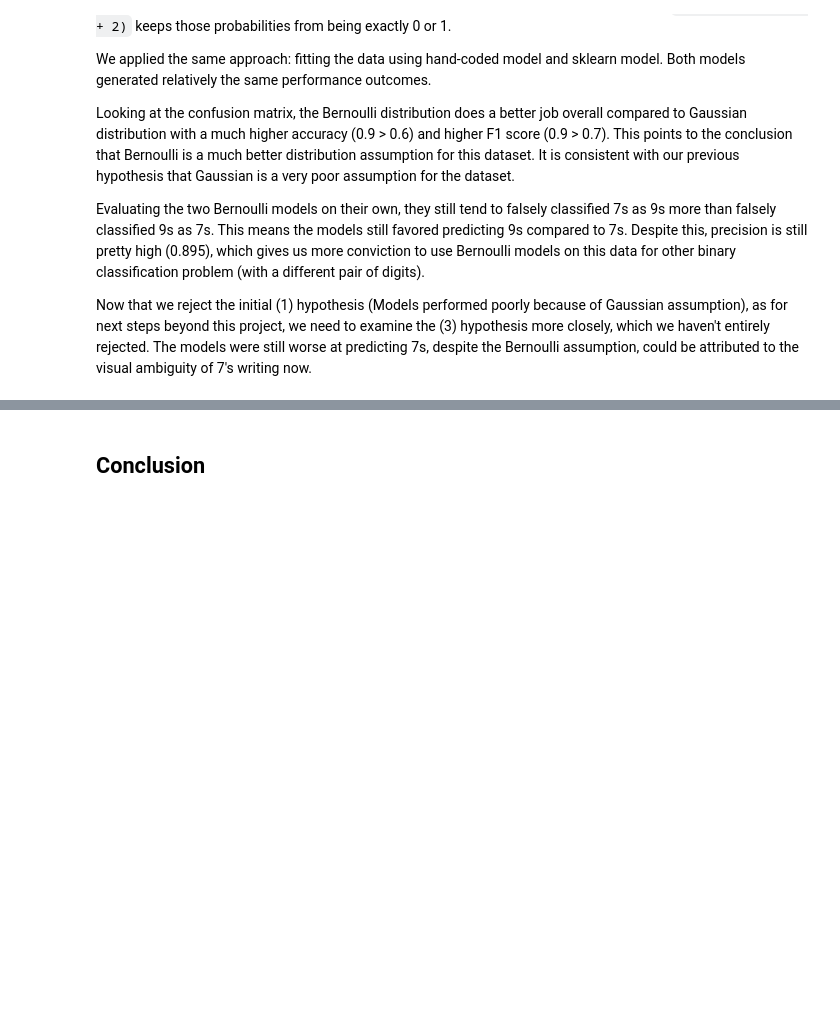
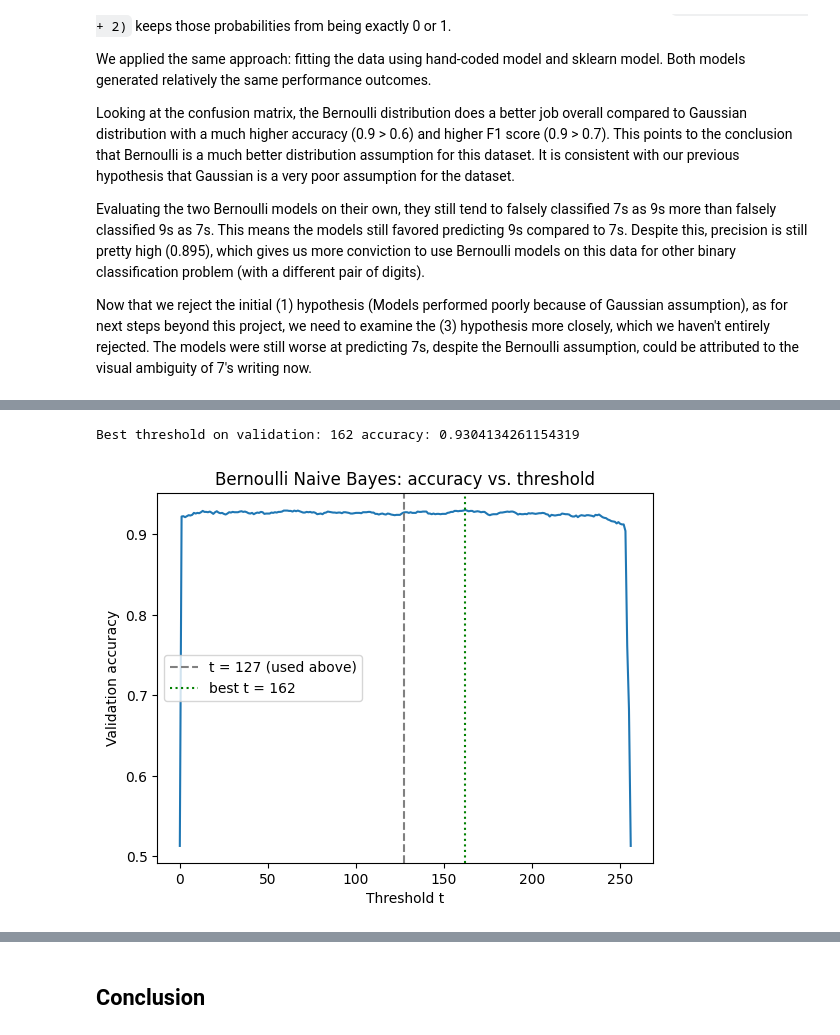
Before and after one commit to HenryArnoldDENISON/Bayesian-Classification, a Jupyter notebook: Bayesian-Classification.ipynb, the cells around one changed output, grey strips where cells are left out. Cells and saved outputs as stored; diff of their text form; code cells hidden in the pictures; blank space fills up the shorter version.

Commit message:
threshold sweep

```diff
--- a/Bayesian-Classification.ipynb
+++ b/Bayesian-Classification.ipynb
@@ -405,0 +394,49 @@ Now that we reject the initial (1) hypothesis (Models performed poorly because o
+# %%
+from sklearn.model_selection import train_test_split
+
+# Split the training set with 80% for training
+# and 20% for validation (for choosing t)
+# The test set is only used once at the end
+rng = np.random.default_rng(0)
+val_idx = []
+for d in (digit1, digit2):
+    idx = rng.permutation(np.where(Y_train == d)[0])
+    val_idx.extend(idx[: int(0.2 * len(idx))])
+
+val_mask = np.zeros(len(Y_train), dtype=bool)
+val_mask[val_idx] = True
+
+X_tr,  Y_tr  = X_train[~val_mask], Y_train[~val_mask]
+X_val, Y_val = X_train[val_mask],  Y_train[val_mask]
+
+thresholds = range(0, 257)
+val_acc = []
+
+for t in thresholds:
+    ## Binarize (1 = pixel below t)
+    X_tr_t  = (X_tr  < t).astype(int)
+    X_val_t = (X_val < t).astype(int)
+
+    theta_7_t = laplace_theta(X_tr_t[Y_tr == digit1])
+    theta_9_t = laplace_theta(X_tr_t[Y_tr == digit2])
+    p7 = prior(Y_tr, digit1, digit2)
+    p9 = prior(Y_tr, digit2, digit1)
+
+    g7 = bernoulli_discriminant(X_val_t, p7, theta_7_t)
+    g9 = bernoulli_discriminant(X_val_t, p9, theta_9_t)
+    val_acc.append(accuracy_score(Y_val, np.where(g9 > g7, digit2, digit1)))
+
+best_t = thresholds[int(np.argmax(val_acc))]
+print("Best threshold on validation:", best_t, "accuracy:", max(val_acc))
+
+plt.plot(thresholds, val_acc)
+plt.axvline(127, color="gray", linestyle="--", label="t = 127 (used above)")
+plt.axvline(best_t, color="green", linestyle=":", label=f"best t = {best_t}")
+plt.xlabel("Threshold t")
+plt.ylabel("Validation accuracy")
+plt.title("Bernoulli Naive Bayes: accuracy vs. threshold")
+plt.legend()
+plt.show()
+# %% [output]
+Best threshold on validation: 162 accuracy: 0.9304134261154319
+[figure, added]
```
Also changed, not shown: parts of 11 cells of this notebook.
